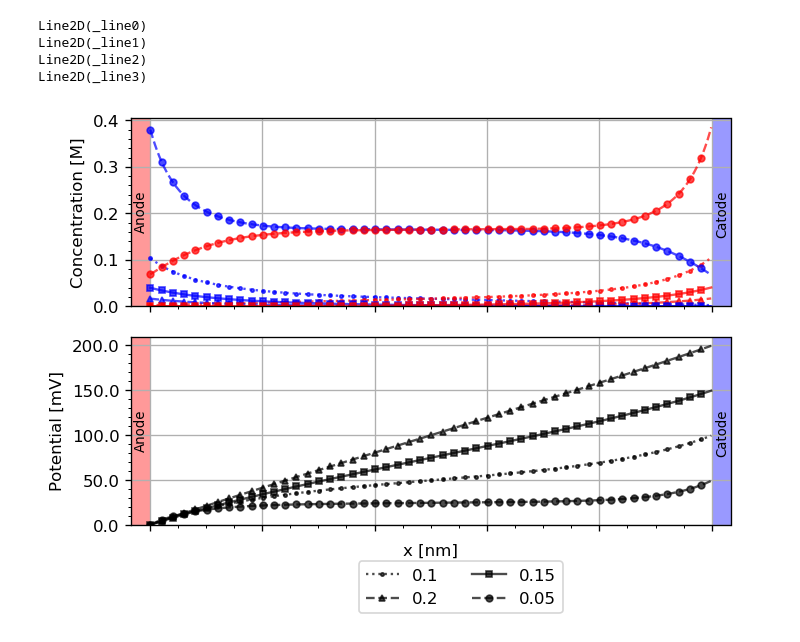
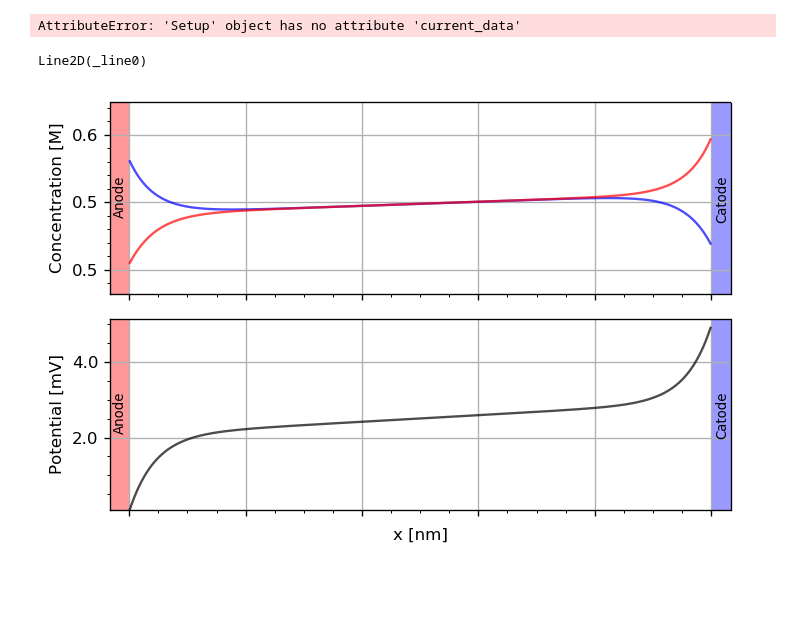
Before and after one commit to flgu/masterthesis, a Jupyter notebook: simulation.ipynb, the cells around one changed output. Drawn from its saved outputs; the diff is of its cells as text; code cells hidden in the pictures; blank space fills up the shorter version.

Commit message:
" approach for model 1 simulation of solutions and currents "

```diff
--- a/simulation.ipynb
+++ b/simulation.ipynb
@@ -24,10 +24,10 @@ voltage_list_high = [ 100e-3, 200e-3, 300e-3, 400e-3, 450e-3]
 # Setup
 # sol_list = []
 
-#voltage_list = [5e-3, 10e-3, 15e-3, 20e-3, 100e-3, 200e-3, 200e-3, 300e-3, 300e-3]
+voltage_list = [5e-3, 10e-3, 15e-3, 20e-3,]# 100e-3, 200e-3, 200e-3, 300e-3, 300e-3]
 
 
-for i in range( 1 ): #voltage_list_high.__len__() ):
+for i in range( 2 ): #voltage_list_high.__len__() ):
     print(i)
     stp4 = Setup(  I = 500,
                     N = 2 ** 15,
@@ -42,20 +42,22 @@ for i in range( 1 ): #voltage_list_high.__len__() ):
                     epsilon = 1.0,
                     epsilon_m = 80.0,
                     testname = "imp_model_1_4",
-                    model = 0,
+                    model = 1,
                    sim_method = "single_const",
-                   kA = 0e0,
-                   kC = 0e0,
-                   foxA = 0.e0,
-                   foxC = 0.e0, )
+                   kA = 1e0,
+                   kC = 1e0,
+                   foxA = 0.5e0,
+                   foxC = 0.5e0,
+                     steady_state_tol = 1e-6,)
 
     # set pertubation voltage
-    stp4.set_input_voltage_data( 50e-3 )# voltage_list_high[i] )
+    stp4.set_input_voltage_data( voltage_list[i] )
 
     # call solver
     solver( stp4 )
 
-    sol_list_high.append( stp4.sol_data[:,-1])
+    sol_list.append( stp4.sol_data[:,-1])
+    cur_list.append( stp4.current_data)
 
     #del stp4
 # %% [output]
@@ -79,3 +98,7 @@ Save Results
+# %%
+stp4.current_data
+# %% [output]
+AttributeError: 'Setup' object has no attribute 'current_data'
 # %%
 stp4 = Setup(  I = 500,
                     N = 2 ** 13,
@@ -302,6 +325,21 @@ def interactivePlotting( I, sol_arg, centers, L, plotindex = None, markers = Non
 
     plt.show()
 
+    # new figure for current
+    fig2 = plt.figure( dpi = 120 )
+
+    # create axes
+    ax2 = fig2.add_subplot(1,1,1)
+
+
+
+    if isinstance(savename, str):
+
+        for fmt in ['png', 'pdf']:
+            fig.savefig(savename + '_current.' + fmt, dpi = 300, format = fmt, bbox_inches = 'tight' )
+
+    plt.show()
+
 # plot solution
 
 # interact( interactivePlotting,plotindex =widgets.IntSlider(min = 0, max = stp4.N-1, value = 0),
@@ -309,17 +347,14 @@ def interactivePlotting( I, sol_arg, centers, L, plotindex = None, markers = Non
 # %%
 markers = ['.','^','s', 'o',]# '1', 's',  ]
 styles = [':', '--', '-','--',]# '--', '-', ]
 labels = [ 100e-3, 200e-3, 150e-3, 50e-3, ]
 # labels = ["5e-3", "10e-3", "15e-3", "20e-3", "100e-3", "300e-3"]
 
-interactivePlotting( 500, sol_list_high, centers, L, plotindex = 0,
-                    markers = markers, styles = styles,
-                    labels = labels,  savename = "model_0_sweep_limit" );
+interactivePlotting( 500, sol_list, centers, L, plotindex = 0, )
+                   # markers = markers, styles = styles,
+                   # labels = labels,  savename = "model_0_sweep_limit" );
 # %% [output]
 Line2D(_line0)
-Line2D(_line1)
-Line2D(_line2)
-Line2D(_line3)
-[figure, old version]
+[figure, new version]
 # %%
 sol_list_high.append(sol_list[-2])
```
Also changed, not shown: parts of 3 cells of this notebook, 2 other files.
